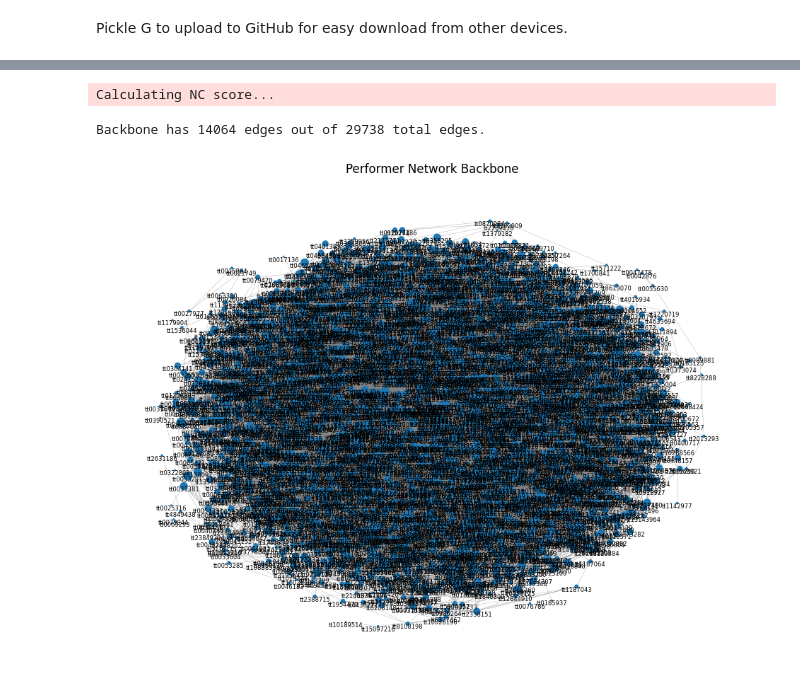
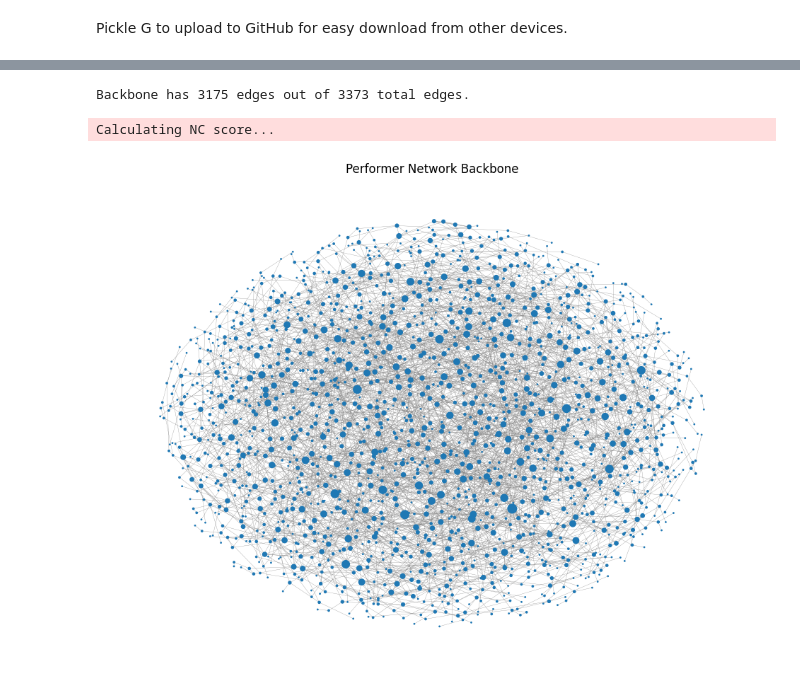
Before and after one commit to SorenLKuhl/imdb_network, a Jupyter notebook: notebook.ipynb, the cells around one changed output, grey strips where cells are left out. Cells and saved outputs as stored; diff of their text form; code cells hidden in the pictures.

```diff
--- a/notebook.ipynb
+++ b/notebook.ipynb
@@ -209,32 +279,34 @@ table, num_nodes, num_edges = backboning.read("edge_data.csv","weight")
 # noise correction
 nc_table = backboning.noise_corrected(table)
 # extract backbone
-bb_table = backboning.thresholding(nc_table, 98.0)
+bb_table = backboning.thresholding(nc_table, 50.0)
+# Create backbone graph
+bb_graph = nx.from_pandas_edgelist(bb_table, source='src', target='trg', edge_attr='nij')
 print(f"Backbone has {bb_table.shape[0]} edges out of {table.shape[0]} total edges.")
 # %% [output]
-Calculating NC score...
+Backbone has 3175 edges out of 3373 total edges.
-Backbone has 14064 edges out of 29738 total edges.
+Calculating NC score...
 # %%
 # Create backbone graph
 bb_graph = nx.from_pandas_edgelist(bb_table, source='src', target='trg', edge_attr='nij')
 
 # Ensure nice layout
 pos = nx.forceatlas2_layout(bb_graph, max_iter=100, jitter_tolerance=0.5, scaling_ratio=1.0, gravity=1.0, strong_gravity=True, seed=seed)
 
 # Use degree for node sizes
 node_sizes = [bb_graph.degree[n]**1.5 for n in bb_graph.nodes()]
 
 plt.figure(figsize=(12, 9))
 # Firstly, draw the node interactivily
 nodes = nx.draw_networkx_nodes(bb_graph, pos,node_size=node_sizes)
 # Secondly, draw the edges
 nx.draw_networkx_edges(bb_graph, pos, edge_color="gray", width=0.2)
 # Thirdly, add labels to larger nodes
 # labels = {n: n for n in bb_graph.nodes() if bb_graph.degree[n] > 8}
-nx.draw_networkx_labels(bb_graph, pos, font_size=6, verticalalignment='top')
+# nx.draw_networkx_labels(bb_graph, pos, font_size=6, verticalalignment='top')
 
 plt.title("Performer Network Backbone")
 plt.axis("off")
 plt.show()
 # %% [output]
-[figure, old version]
+[figure, new version]
```
Also changed, not shown: parts of 20 cells of this notebook.
